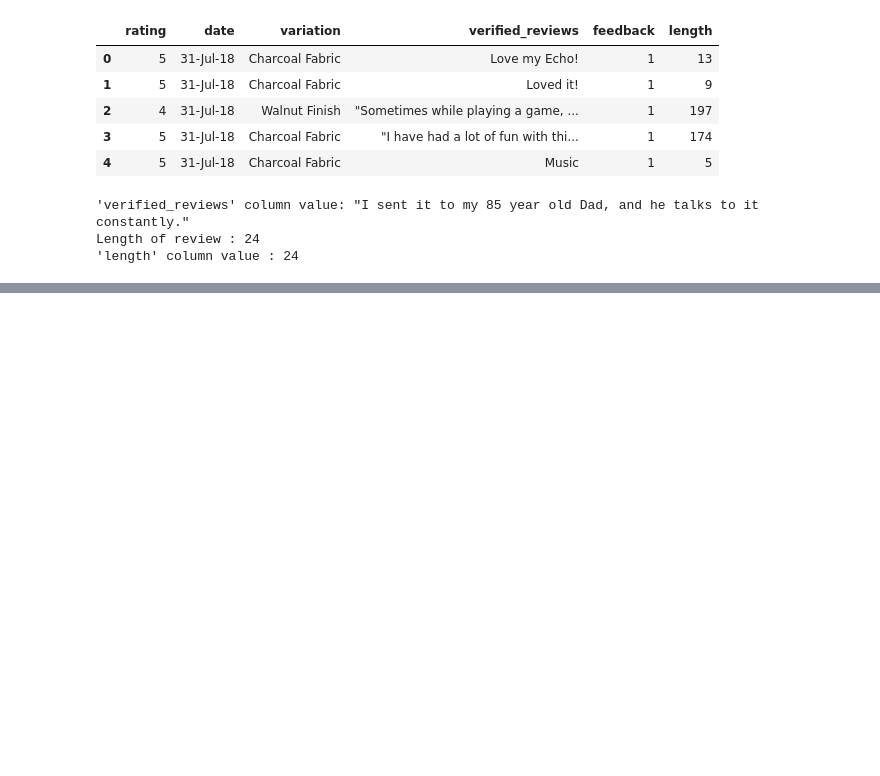
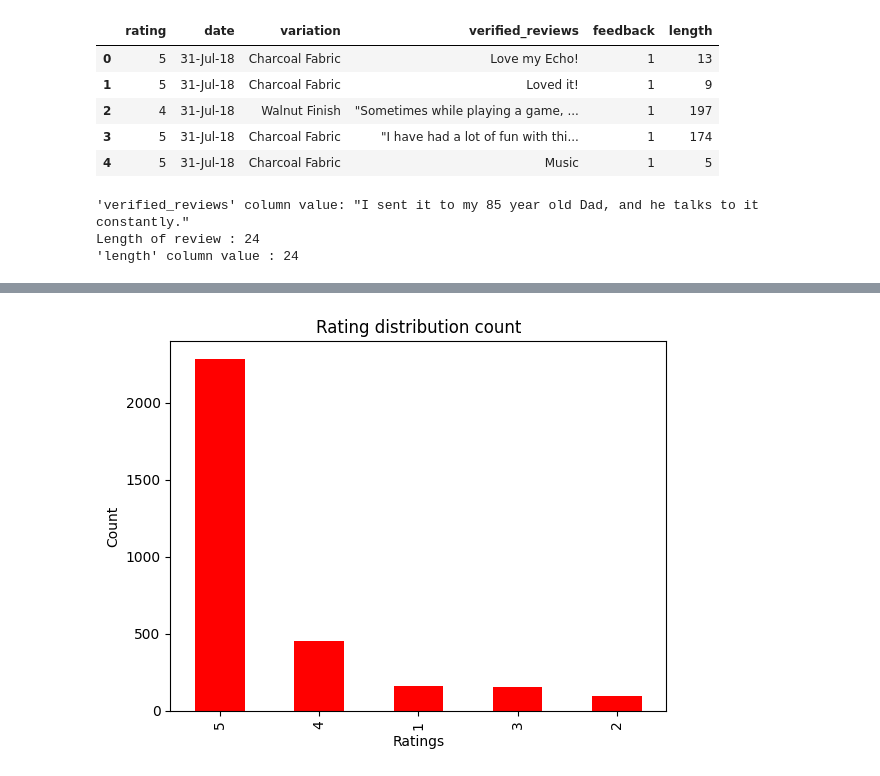
Before and after one commit to Ashishjoshi794/Amazon-Alexa-Review, a Jupyter notebook: Amazon_Alexa_Review.ipynb, the cells around one changed output, grey strips where cells are left out. Drawn from its saved outputs; the diff is of its cells as text; code cells hidden in the pictures; blank space fills up the shorter version.

```diff
--- a/Amazon_Alexa_Review.ipynb
+++ b/Amazon_Alexa_Review.ipynb
@@ -125,0 +156,10 @@ Length of review : 24
+# %%
+#Bar plot to visualize the total counts of each rating
+
+data['rating'].value_counts().plot.bar(color = 'red')
+plt.title('Rating distribution count')
+plt.xlabel('Ratings')
+plt.ylabel('Count')
+plt.show()
+# %% [output]
+[figure, added]
```
Also changed, not shown: parts of 6 cells of this notebook.
